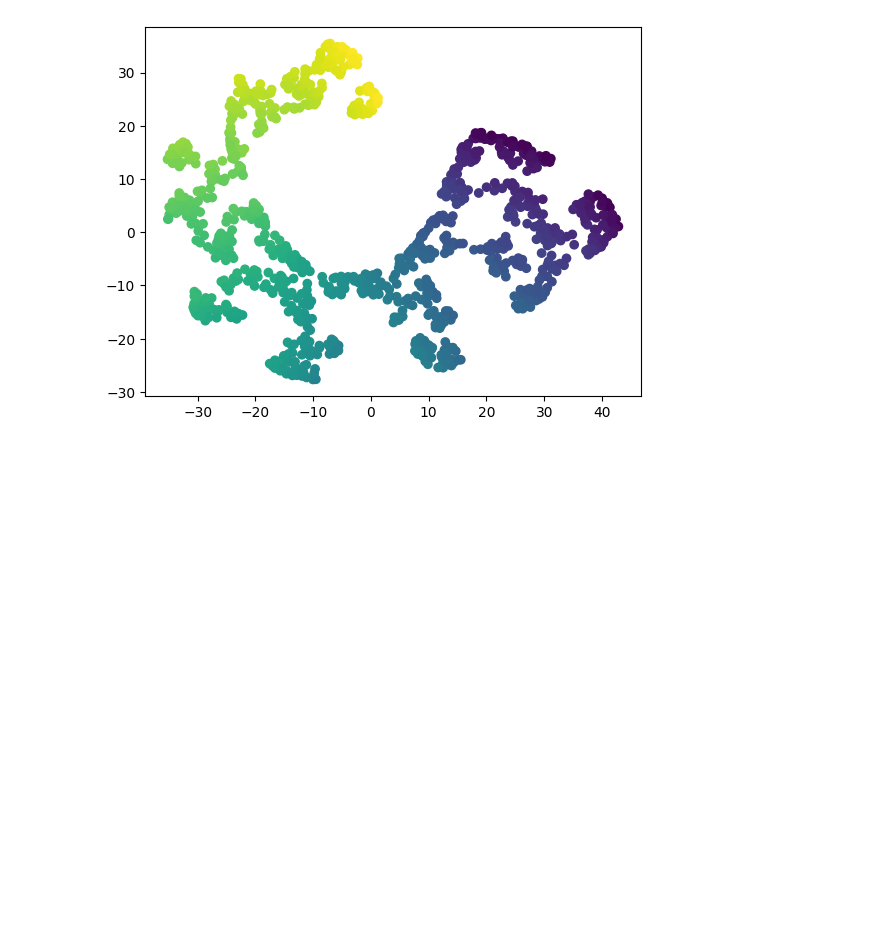
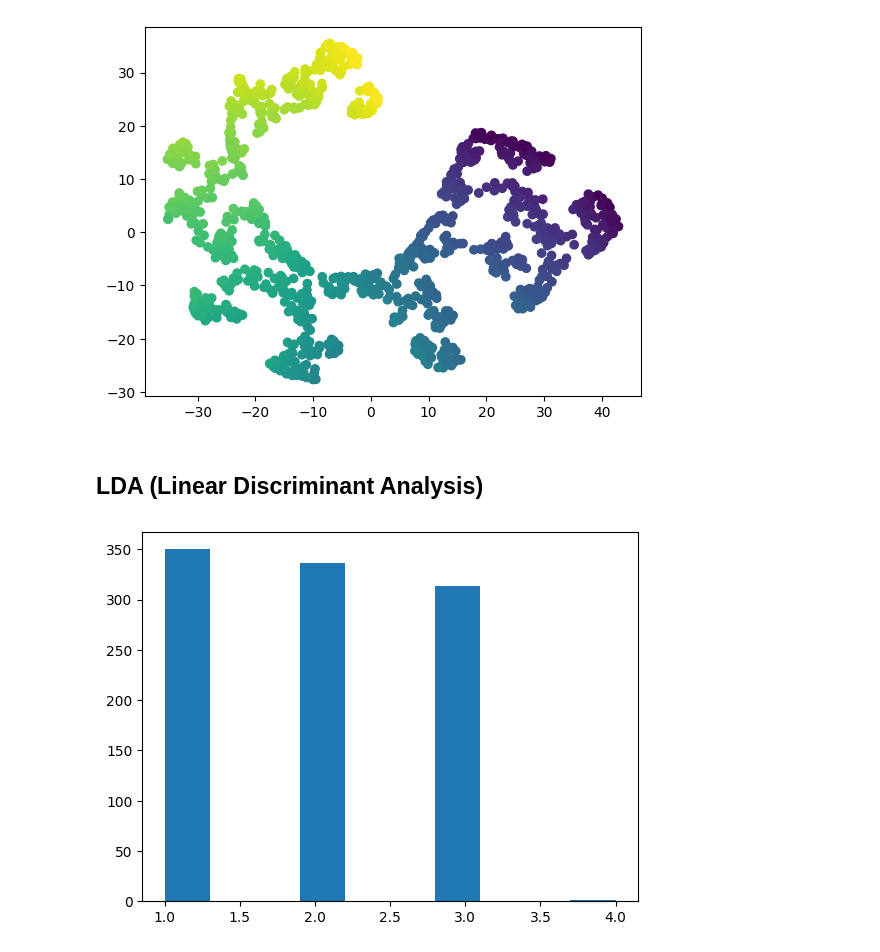
Before and after one commit to Zane-dev16/Dimensionality-Reduction-Notebooks, a Jupyter notebook: notebooks/swiss_roll.ipynb, the cells around one changed output. Saved outputs shown, nothing was run; the diff lists cells and outputs as text; code cells hidden in the pictures; blank space fills up the shorter version.

```diff
--- a/notebooks/swiss_roll.ipynb
+++ b/notebooks/swiss_roll.ipynb
@@ -102,3 +102,12 @@ plt.scatter(X_reduced_tsne[:, 0], X_reduced_tsne[:, 1], c=t)
 plt.show()
 # %% [output]
 [figure]
+# %% [markdown]
+## LDA (Linear Discriminant Analysis)
+# %%
+bin_edges = np.histogram_bin_edges(t, bins=3)
+binned_labels = np.digitize(t, bin_edges)
+plt.hist(binned_labels)
+plt.show()
+# %% [output]
+[figure, added]
```
Also changed, not shown: parts of 1 cell of this notebook.
